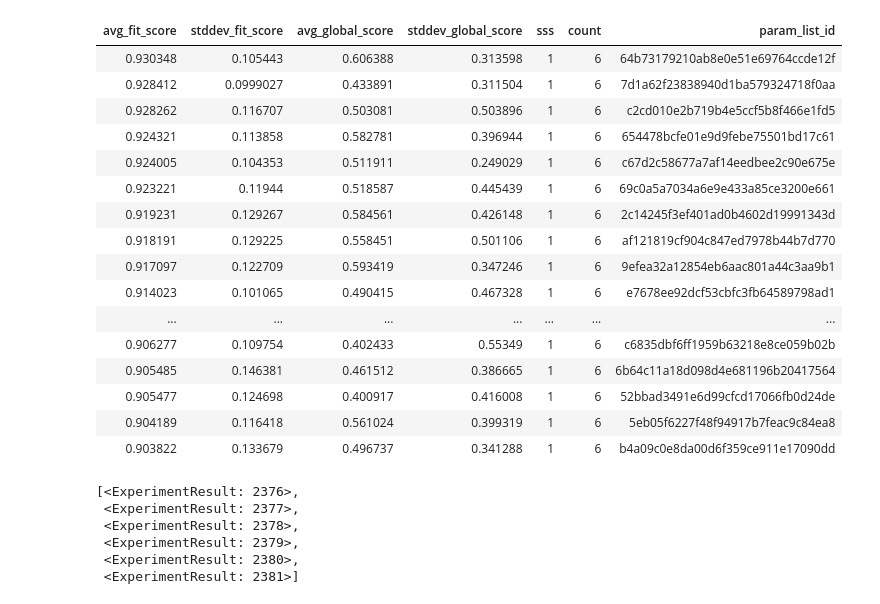
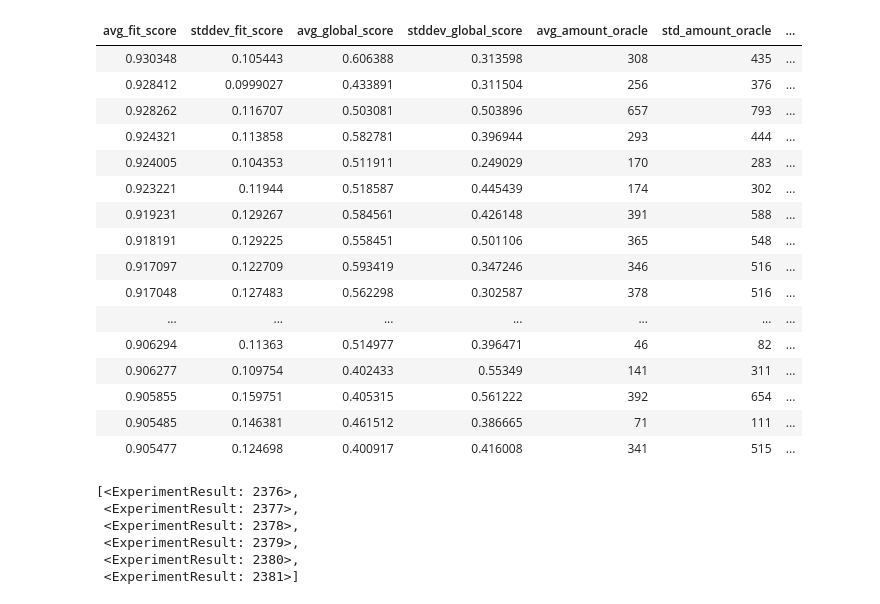
Before and after one commit to jgonsior/DS20-WeakAL, a Jupyter notebook: display_random_search_results.ipynb, the cells around one changed output. Cells and saved outputs as stored; diff of their text form; code cells hidden in the pictures.

```diff
--- a/display_random_search_results.ipynb
+++ b/display_random_search_results.ipynb
@@ -77,52 +80,87 @@ for result in results:
 # %%
 #  SELECT param_list_id, avg(fit_score), stddev(fit_score), avg(global_score), stddev(global_score), avg(start_set_size) as sss, count(*) FROM experimentresult WHERE start_set_size = 1 GROUP BY param_list_id ORDER BY 7 DESC, 4 DESC LIMIT 30;
 
 results = (
     ExperimentResult.select(
         ExperimentResult.param_list_id,
         peewee.fn.AVG(ExperimentResult.fit_score).alias("avg_fit_score"),
         peewee.fn.STDDEV(ExperimentResult.fit_score).alias("stddev_fit_score"),
         peewee.fn.AVG(ExperimentResult.global_score).alias("avg_global_score"),
         peewee.fn.STDDEV(ExperimentResult.global_score).alias("stddev_global_score"),
-        peewee.fn.AVG(ExperimentResult.start_set_size).alias("sss"),
-        peewee.fn.COUNT(ExperimentResult.id_field).alias("count"),
+        peewee.fn.AVG(ExperimentResult.amount_of_user_asked_queries).alias(
+            "avg_amount_oracle"
+        ),
+        peewee.fn.STDDEV(ExperimentResult.amount_of_user_asked_queries).alias(
+            "std_amount_oracle"
+        ),
+        # peewee.fn.AVG(ExperimentResult.start_set_size).alias("sss"),
+        # peewee.fn.COUNT(ExperimentResult.id_field).alias("count"),
     )
     .group_by(ExperimentResult.param_list_id)
     .order_by(
         peewee.fn.COUNT(ExperimentResult.id_field).desc(),
         peewee.fn.AVG(ExperimentResult.fit_score).desc(),
     )
     .limit(20)
 )
 
 table = []
 
 for result in results:
     data = vars(result)
     data["param_list_id"] = data["__data__"]["param_list_id"]
     del data["__data__"]
     del data["_dirty"]
     del data["__rel__"]
-    table.append(vars(result))
+
+    # get one param_list_id
+
+    one_param_list_id_result = (
+        ExperimentResult.select(
+            ExperimentResult.classifier,
+            ExperimentResult.test_fraction,
+            ExperimentResult.sampling,
+            ExperimentResult.cluster,
+            ExperimentResult.nr_queries_per_iteration,
+            ExperimentResult.with_uncertainty_recommendation,
+            ExperimentResult.with_cluster_recommendation,
+            ExperimentResult.uncertainty_recommendation_certainty_threshold,
+            ExperimentResult.uncertainty_recommendation_ratio,
+            ExperimentResult.cluster_recommendation_minimum_cluster_unity_size,
+            ExperimentResult.cluster_recommendation_ratio_labeled_unlabeled,
+            ExperimentResult.allow_recommendations_after_stop,
+            ExperimentResult.stopping_criteria_uncertainty,
+            ExperimentResult.stopping_criteria_acc,
+            ExperimentResult.stopping_criteria_std,
+            ExperimentResult.experiment_run_date,
+        )
+        .where(ExperimentResult.param_list_id == data["param_list_id"])
+        .limit(1)
+    )[0]
+
+    data = {**data, **vars(one_param_list_id_result)["__data__"]}
+    del data["param_list_id"]
+
+    table.append(data)
 
 display(HTML(tabulate(table, headers="keys", tablefmt="html")))
 # %% [output]
-| avg_fit_score | stddev_fit_score | avg_global_score | stddev_global_score | sss | count | param_list_id |
-| 0.930348 | 0.105443 | 0.606388 | 0.313598 | 1 | 6 | 64b73179210ab8e0e51e69764ccde12f |
-| 0.928412 | 0.0999027 | 0.433891 | 0.311504 | 1 | 6 | 7d1a62f23838940d1ba579324718f0aa |
-| 0.928262 | 0.116707 | 0.503081 | 0.503896 | 1 | 6 | c2cd010e2b719b4e5ccf5b8f466e1fd5 |
-| 0.924321 | 0.113858 | 0.582781 | 0.396944 | 1 | 6 | 654478bcfe01e9d9febe75501bd17c61 |
-| 0.924005 | 0.104353 | 0.511911 | 0.249029 | 1 | 6 | c67d2c58677a7af14eedbee2c90e675e |
-| 0.923221 | 0.11944 | 0.518587 | 0.445439 | 1 | 6 | 69c0a5a7034a6e9e433a85ce3200e661 |
-| 0.919231 | 0.129267 | 0.584561 | 0.426148 | 1 | 6 | 2c14245f3ef401ad0b4602d19991343d |
-| 0.918191 | 0.129225 | 0.558451 | 0.501106 | 1 | 6 | af121819cf904c847ed7978b44b7d770 |
-| 0.917097 | 0.122709 | 0.593419 | 0.347246 | 1 | 6 | 9efea32a12854eb6aac801a44c3aa9b1 |
-| 0.914023 | 0.101065 | 0.490415 | 0.467328 | 1 | 6 | e7678ee92dcf53cbfc3fb64589798ad1 |
+| avg_fit_score | stddev_fit_score | avg_global_score | stddev_global_score | avg_amount_oracle | std_amount_oracle | ... |
+| 0.930348 | 0.105443 | 0.606388 | 0.313598 | 308 | 435 | ... |
+| 0.928412 | 0.0999027 | 0.433891 | 0.311504 | 256 | 376 | ... |
+| 0.928262 | 0.116707 | 0.503081 | 0.503896 | 657 | 793 | ... |
+| 0.924321 | 0.113858 | 0.582781 | 0.396944 | 293 | 444 | ... |
+| 0.924005 | 0.104353 | 0.511911 | 0.249029 | 170 | 283 | ... |
+| 0.923221 | 0.11944 | 0.518587 | 0.445439 | 174 | 302 | ... |
+| 0.919231 | 0.129267 | 0.584561 | 0.426148 | 391 | 588 | ... |
+| 0.918191 | 0.129225 | 0.558451 | 0.501106 | 365 | 548 | ... |
+| 0.917097 | 0.122709 | 0.593419 | 0.347246 | 346 | 516 | ... |
+| 0.917048 | 0.127483 | 0.562298 | 0.302587 | 378 | 516 | ... |
 | ... | ... | ... | ... | ... | ... | ... |
-| 0.906277 | 0.109754 | 0.402433 | 0.55349 | 1 | 6 | c6835dbf6ff1959b63218e8ce059b02b |
-| 0.905485 | 0.146381 | 0.461512 | 0.386665 | 1 | 6 | 6b64c11a18d098d4e681196b20417564 |
-| 0.905477 | 0.124698 | 0.400917 | 0.416008 | 1 | 6 | 52bbad3491e6d99cfcd17066fb0d24de |
-| 0.904189 | 0.116418 | 0.561024 | 0.399319 | 1 | 6 | 5eb05f6227f48f94917b7feac9c84ea8 |
-| 0.903822 | 0.133679 | 0.496737 | 0.341288 | 1 | 6 | b4a09c0e8da00d6f359ce911e17090dd |
+| 0.906294 | 0.11363 | 0.514977 | 0.396471 | 46 | 82 | ... |
+| 0.906277 | 0.109754 | 0.402433 | 0.55349 | 141 | 311 | ... |
+| 0.905855 | 0.159751 | 0.405315 | 0.561222 | 392 | 654 | ... |
+| 0.905485 | 0.146381 | 0.461512 | 0.386665 | 71 | 111 | ... |
+| 0.905477 | 0.124698 | 0.400917 | 0.416008 | 341 | 515 | ... |
 # %%
 # SELECT id_field, param_list_id, dataset_path, start_set_size as sss, sampling, cluster, allow_recommendations_after_stop as SA, stopping_criteria_uncertainty as SCU, stopping_criteria_std as SCS, stopping_criteria_acc as SCA, amount_of_user_asked_queries as "#q", acc_test, fit_score, global_score_norm, thread_id, end_time from experimentresult where param_list_id='31858014d685a3f1ba3e4e32690ddfc3' order by end_time, fit_score desc, param_list_id;
```
Also changed, not shown: parts of 4 cells of this notebook, 1 other file.
